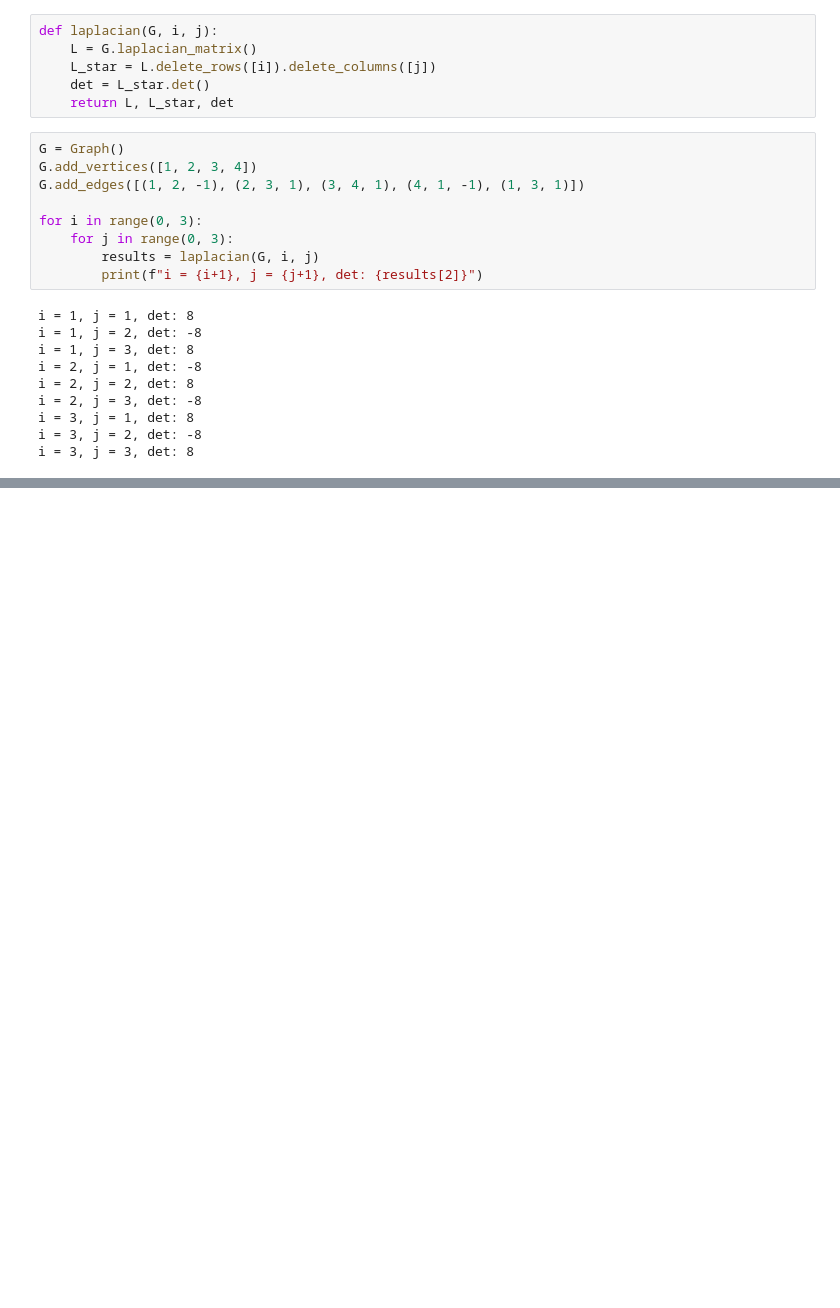
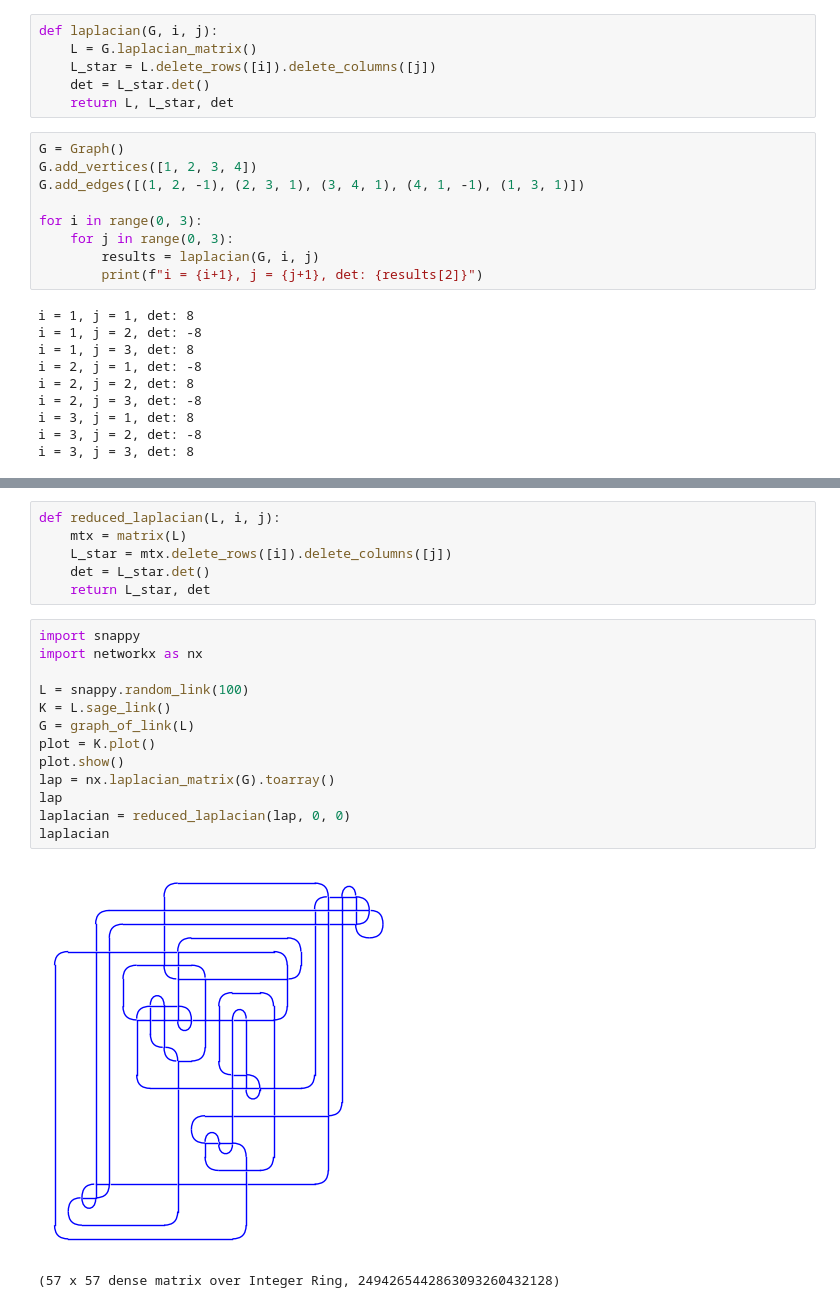
Before and after one commit to sadboyneedcodes/REU2024, a Jupyter notebook: sage_tests.ipynb, the cells around one changed output, grey strips where cells are left out. Saved outputs shown, nothing was run; the diff lists cells and outputs as text; blank space fills up the shorter version.

```diff
--- a/sage_tests.ipynb
+++ b/sage_tests.ipynb
@@ -136,0 +191,22 @@ NameError: name 'snappy' is not defined
+# %%
+def reduced_laplacian(L, i, j):
+    mtx = matrix(L)
+    L_star = mtx.delete_rows([i]).delete_columns([j])
+    det = L_star.det()
+    return L_star, det
+# %%
+import snappy
+import networkx as nx
+
+L = snappy.random_link(100)
+K = L.sage_link()
+G = graph_of_link(L)
+plot = K.plot()
+plot.show()
+lap = nx.laplacian_matrix(G).toarray()
+lap
+laplacian = reduced_laplacian(lap, 0, 0)
+laplacian
+# %% [output]
+[figure, added]
+(57 x 57 dense matrix over Integer Ring, 2494265442863093260432128)
```
Also changed, not shown: parts of 21 cells of this notebook.
